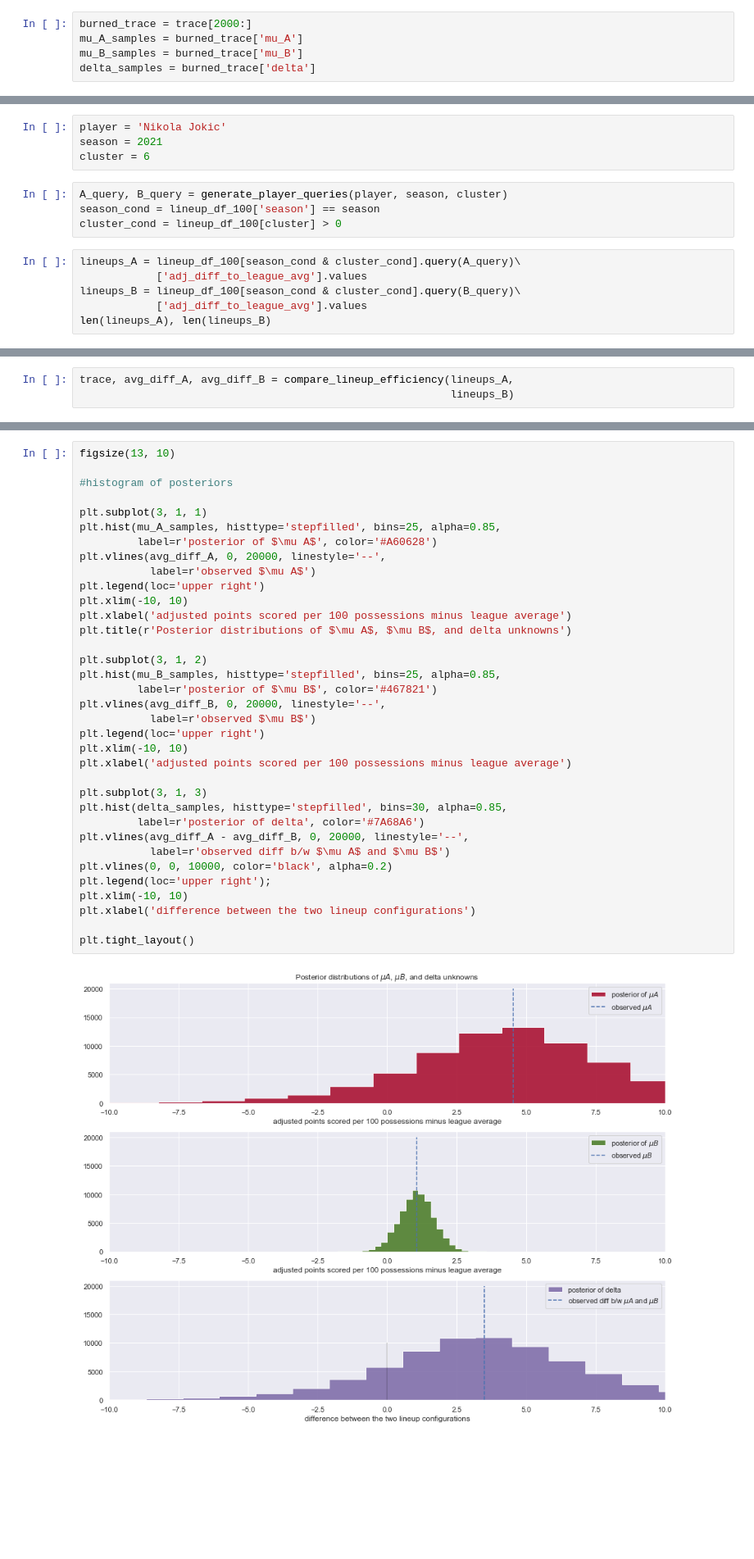
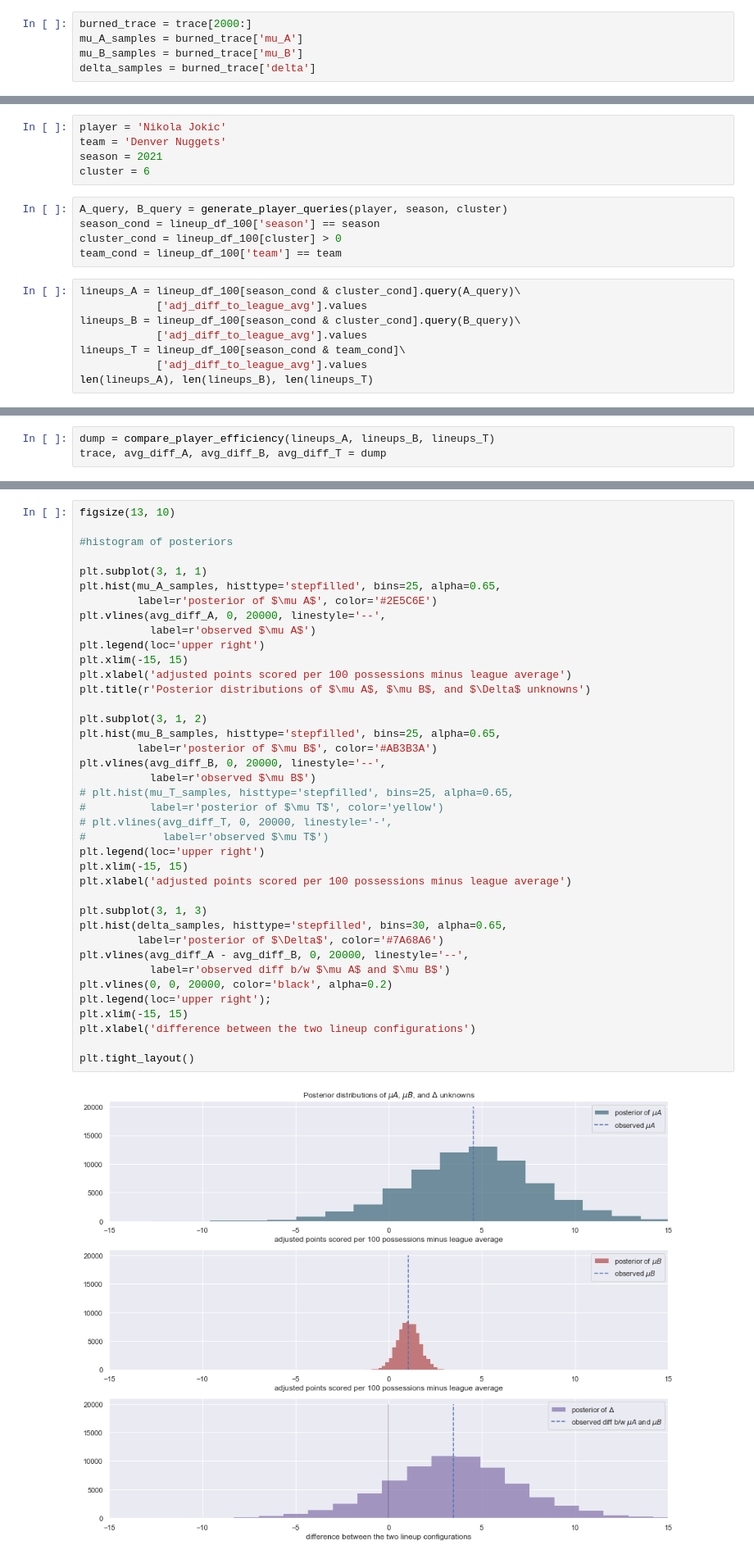
Before and after one commit to xulianrenzoku/synergy_clustering, a Jupyter notebook: nba_clustering_lineup_models.ipynb, the cells around one changed output, grey strips where cells are left out. Shown at 82% size. Cells and saved outputs as stored; diff of their text form; blank space fills up the shorter version.

Commit message:
tweak function for player performance comp

```diff
--- a/nba_clustering_lineup_models.ipynb
+++ b/nba_clustering_lineup_models.ipynb
@@ -1177,16 +1234,20 @@ team_cluster_lookup(2021, 'Denver Nuggets')
 | 1624 | 2021 | Denver Nuggets | 3 | zekennaji |
 # %%
 player = 'Nikola Jokic'
+team = 'Denver Nuggets'
 season = 2021
 cluster = 6
 # %%
 A_query, B_query = generate_player_queries(player, season, cluster)
 season_cond = lineup_df_100['season'] == season
 cluster_cond = lineup_df_100[cluster] > 0
+team_cond = lineup_df_100['team'] == team
 # %%
 lineups_A = lineup_df_100[season_cond & cluster_cond].query(A_query)\
             ['adj_diff_to_league_avg'].values
 lineups_B = lineup_df_100[season_cond & cluster_cond].query(B_query)\
             ['adj_diff_to_league_avg'].values
-len(lineups_A), len(lineups_B)
+lineups_T = lineup_df_100[season_cond & team_cond]\
+            ['adj_diff_to_league_avg'].values
+len(lineups_A), len(lineups_B), len(lineups_T)
 # %% [output]
@@ -1204,6 +1265,6 @@ lineup_df_100[season_cond & cluster_cond].query(A_query)\
 | 391 | Monte Morris | Nah'Shon Hyland | Will Barton | Aaron Gordon | Nikola Jokic | 137 | 11.595298 |
 | 392 | Monte Morris | Will Barton | Aaron Gordon | JaMychal Green | Nikola Jokic | 116 | -4.031783 |
 # %%
-trace, avg_diff_A, avg_diff_B = compare_lineup_efficiency(lineups_A,
-                                                          lineups_B)
+dump = compare_player_efficiency(lineups_A, lineups_B, lineups_T)
+trace, avg_diff_A, avg_diff_B, avg_diff_T = dump
 # %% [output]
@@ -1224,40 +1286,44 @@ delta_samples = burned_trace['delta']
 # %%
 figsize(13, 10)
 
 #histogram of posteriors
 
 plt.subplot(3, 1, 1)
-plt.hist(mu_A_samples, histtype='stepfilled', bins=25, alpha=0.85,
-         label=r'posterior of $\mu A$', color='#A60628')
+plt.hist(mu_A_samples, histtype='stepfilled', bins=25, alpha=0.65,
+         label=r'posterior of $\mu A$', color='#2E5C6E')
 plt.vlines(avg_diff_A, 0, 20000, linestyle='--',
            label=r'observed $\mu A$')
 plt.legend(loc='upper right')
-plt.xlim(-10, 10)
+plt.xlim(-15, 15)
 plt.xlabel('adjusted points scored per 100 possessions minus league average')
-plt.title(r'Posterior distributions of $\mu A$, $\mu B$, and delta unknowns')
+plt.title(r'Posterior distributions of $\mu A$, $\mu B$, and $\Delta$ unknowns')
 
 plt.subplot(3, 1, 2)
-plt.hist(mu_B_samples, histtype='stepfilled', bins=25, alpha=0.85,
-         label=r'posterior of $\mu B$', color='#467821')
+plt.hist(mu_B_samples, histtype='stepfilled', bins=25, alpha=0.65,
+         label=r'posterior of $\mu B$', color='#AB3B3A')
 plt.vlines(avg_diff_B, 0, 20000, linestyle='--',
            label=r'observed $\mu B$')
+# plt.hist(mu_T_samples, histtype='stepfilled', bins=25, alpha=0.65,
+#          label=r'posterior of $\mu T$', color='yellow')
+# plt.vlines(avg_diff_T, 0, 20000, linestyle='-',
+#            label=r'observed $\mu T$')
 plt.legend(loc='upper right')
-plt.xlim(-10, 10)
+plt.xlim(-15, 15)
 plt.xlabel('adjusted points scored per 100 possessions minus league average')
 
 plt.subplot(3, 1, 3)
-plt.hist(delta_samples, histtype='stepfilled', bins=30, alpha=0.85,
-         label=r'posterior of delta', color='#7A68A6')
+plt.hist(delta_samples, histtype='stepfilled', bins=30, alpha=0.65,
+         label=r'posterior of $\Delta$', color='#7A68A6')
 plt.vlines(avg_diff_A - avg_diff_B, 0, 20000, linestyle='--',
            label=r'observed diff b/w $\mu A$ and $\mu B$')
-plt.vlines(0, 0, 10000, color='black', alpha=0.2)
+plt.vlines(0, 0, 20000, color='black', alpha=0.2)
 plt.legend(loc='upper right');
-plt.xlim(-10, 10)
+plt.xlim(-15, 15)
 plt.xlabel('difference between the two lineup configurations')
 
 plt.tight_layout()
 # %% [output]
-[figure, old version]
+[figure, new version]
 # %% [markdown]
 ### Ticket 7:
 #### Lineups w/ Russell Westbook
```
Also changed, not shown: parts of 25 cells of this notebook.
